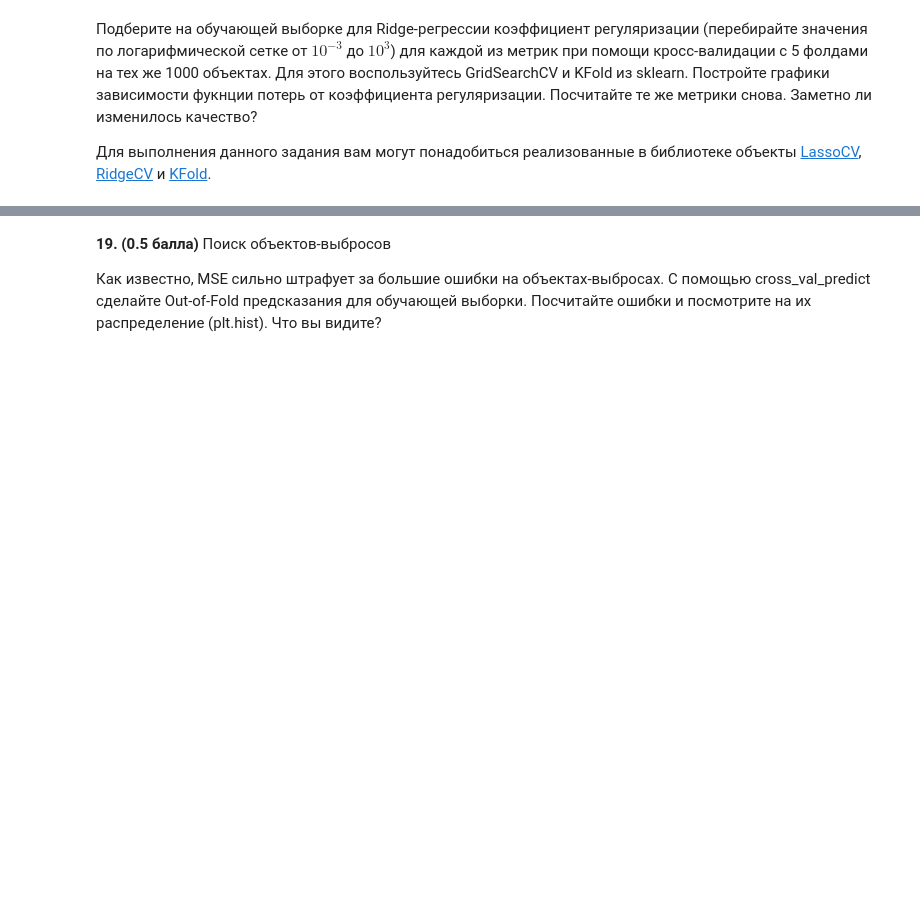
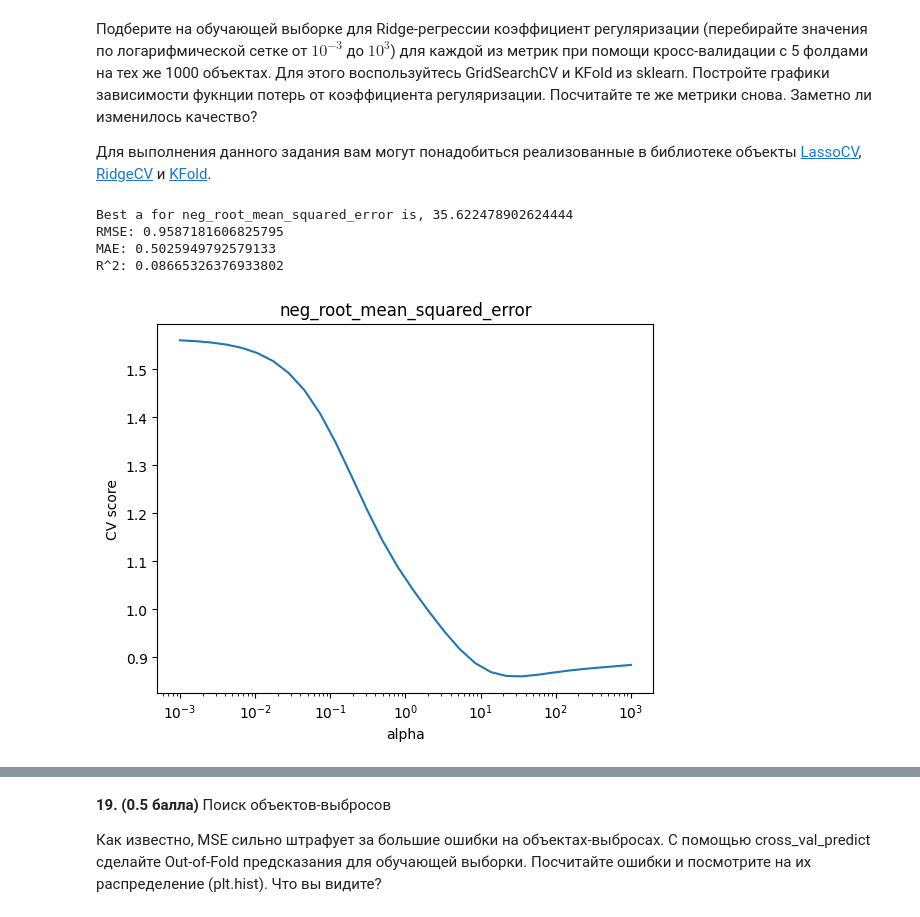
Before and after one commit to h3avydirtysoul/MachineLearning2023, a Jupyter notebook: homework02/homework-practice-02-linregr.ipynb, the cells around one changed output, grey strips where cells are left out. Cells and saved outputs as stored; diff of their text form; code cells hidden in the pictures; blank space fills up the shorter version.

```diff
--- a/homework02/homework-practice-02-linregr.ipynb
+++ b/homework02/homework-practice-02-linregr.ipynb
@@ -541,0 +740,25 @@ __18. (1 балл) __ Обучение линейной регрессии.
+# %%
+from sklearn.model_selection import GridSearchCV
+
+def search_best_alpha(scoring, X_train_train, y_train_train):
+    alphas = 10 ** np.linspace(-3, 3, 30)
+    searcher = GridSearchCV(Ridge(), [{"alpha": alphas}], scoring = scoring, cv = 5)
+    searcher.fit(X_train_train, y_train_train)
+    best_alpha = searcher.best_params_["alpha"]
+
+    print(f'Best a for {scoring} is, {best_alpha}')
+    plt.plot(alphas, -searcher.cv_results_["mean_test_score"])
+    plt.xscale("log")
+    plt.xlabel("alpha")
+    plt.ylabel("CV score")
+    plt.title(scoring)
+    return best_alpha
+# %%
+best_alpha = search_best_alpha('neg_root_mean_squared_error', X_train_subset, y_train_subset)
+metrics(X_train_subset, y_train_subset, X_test, y_test, best_alpha)
+# %% [output]
+Best a for neg_root_mean_squared_error is, 35.622478902624444
+RMSE: 0.9587181606825795
+MAE: 0.5025949792579133
+R^2: 0.08665326376933802
+[figure, added]
```
Also changed, not shown: parts of 50 cells of this notebook, 2 other files.
